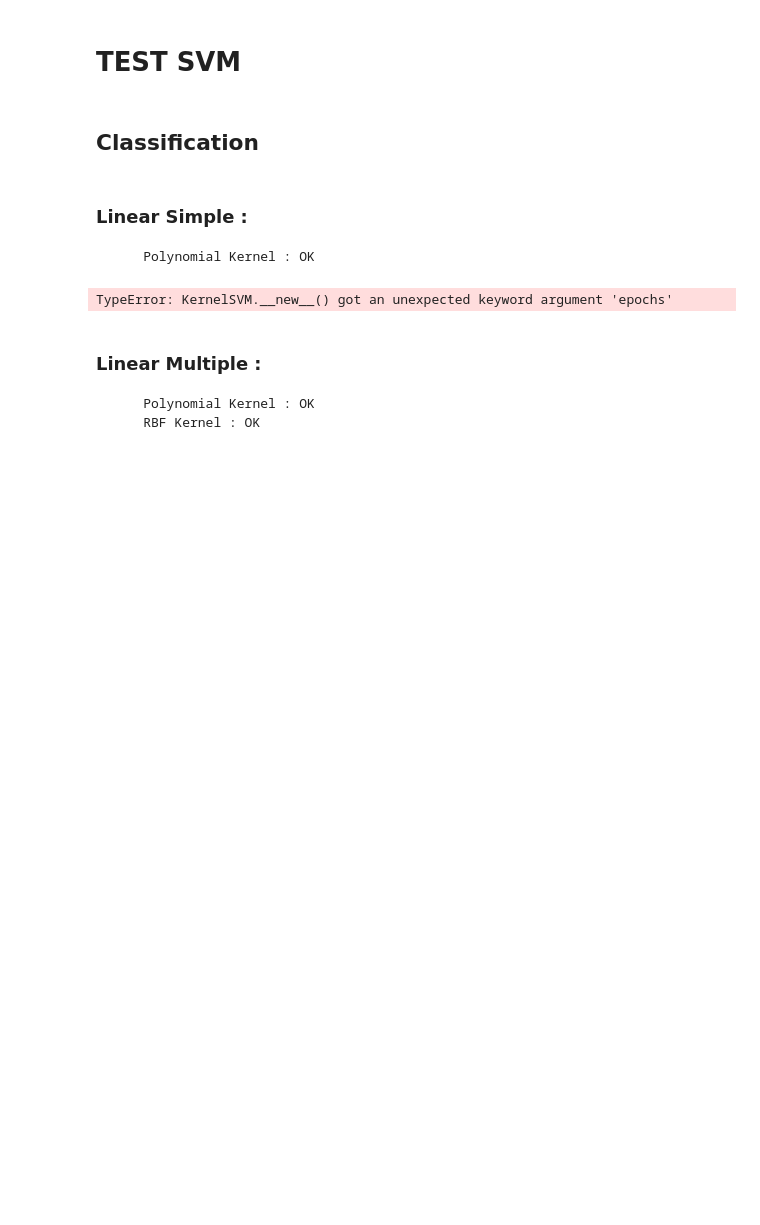
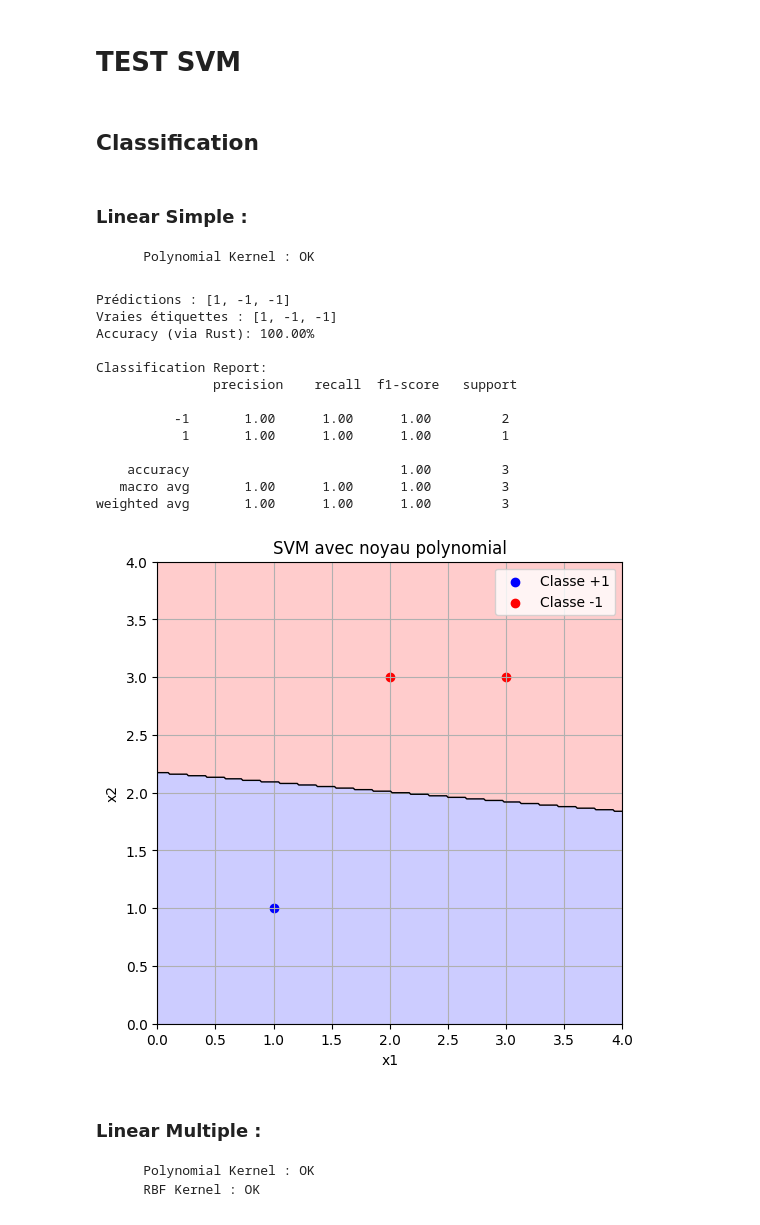
Before and after one commit to PA-2025/better_tensorflow, a Jupyter notebook: python/case_test_note_book/svm.ipynb, the cells around one changed output. Cells and saved outputs as stored; diff of their text form; code cells hidden in the pictures; blank space fills up the shorter version.

```diff
--- a/python/case_test_note_book/svm.ipynb
+++ b/python/case_test_note_book/svm.ipynb
@@ -13,43 +13,51 @@ from better_tensorflow import KernelSVM
 # %%
 X = np.array([[1, 1], [2, 3], [3, 3]])
 Y = np.array([1, -1, -1])
 
 svm = KernelSVM("poly", 1, lr=0.1, lambda_svm=0.01, epochs=200)
+svm.fit(X.tolist(), Y.tolist(), "svm_test.weight")
+Y_pred = svm.predict(X.tolist())
+accuracy = svm.evaluate(X.tolist(), Y.tolist())
 
-# Entraînement
-svm.fit(X.tolist(), Y.tolist())
-
-# Prédictions
-Y_pred = svm.predict(X.tolist())
-
-# Évaluation
 print("Prédictions :", Y_pred)
 print("Vraies étiquettes :", Y.tolist())
-print("Accuracy :", accuracy_score(Y, Y_pred))
+print(f"Accuracy (via Rust): {accuracy:.2%}")
 print("\nClassification Report:\n", classification_report(Y, Y_pred))
 
-# Tracé des points
 plt.figure(figsize=(6, 6))
 plt.scatter(X[Y == 1, 0], X[Y == 1, 1], color="blue", label="Classe +1")
 plt.scatter(X[Y == -1, 0], X[Y == -1, 1], color="red", label="Classe -1")
 
-x_min, x_max = np.min(X[:, 0]) - 1, np.max(X[:, 0]) + 1
-y_min, y_max = np.min(X[:, 1]) - 1, np.max(X[:, 1]) + 1
+x_min, x_max = X[:, 0].min() - 1, X[:, 0].max() + 1
+y_min, y_max = X[:, 1].min() - 1, X[:, 1].max() + 1
 xx, yy = np.meshgrid(np.linspace(x_min, x_max, 300), np.linspace(y_min, y_max, 300))
 grid = np.c_[xx.ravel(), yy.ravel()]
 Z = np.array(svm.predict(grid.tolist())).reshape(xx.shape)
 
 plt.contourf(xx, yy, Z, levels=[-1, 0, 1], alpha=0.2, colors=["red", "blue"])
 plt.contour(xx, yy, Z, levels=[0], colors="black", linewidths=1)
 
 plt.title("SVM avec noyau polynomial")
 plt.xlabel("x1")
 plt.ylabel("x2")
 plt.grid(True)
 plt.legend()
 plt.show()
 # %% [output]
-TypeError: KernelSVM.__new__() got an unexpected keyword argument 'epochs'
+Prédictions : [1, -1, -1]
+Vraies étiquettes : [1, -1, -1]
+Accuracy (via Rust): 100.00%
+
+Classification Report:
+               precision    recall  f1-score   support
+
+          -1       1.00      1.00      1.00         2
+           1       1.00      1.00      1.00         1
+
+    accuracy                           1.00         3
+   macro avg       1.00      1.00      1.00         3
+weighted avg       1.00      1.00      1.00         3
+[figure, added]
 # %% [markdown]
 ### Linear Multiple :
         Polynomial Kernel : OK
```
Also changed, not shown: parts of 5 cells of this notebook, 7 other files.
